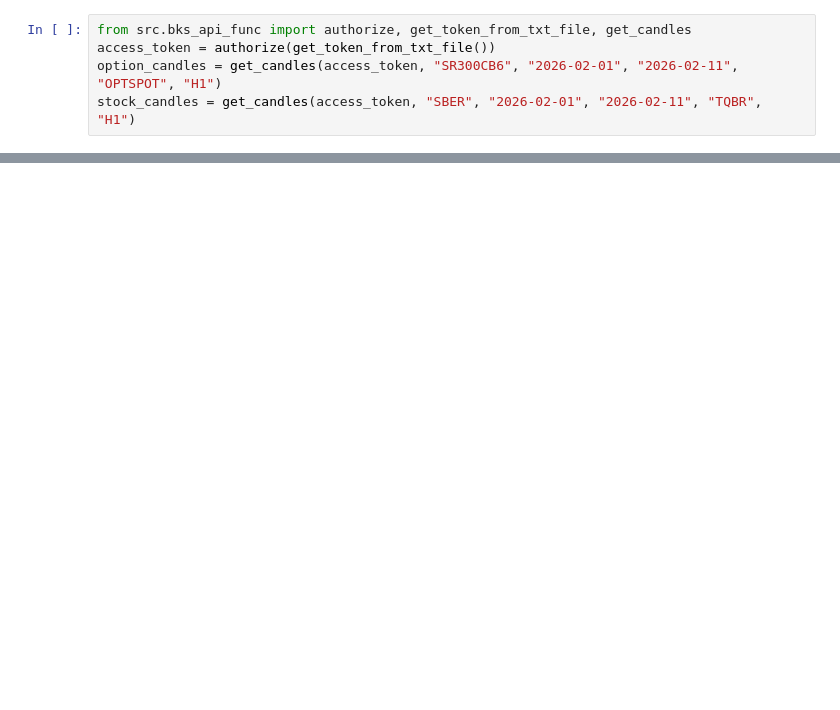
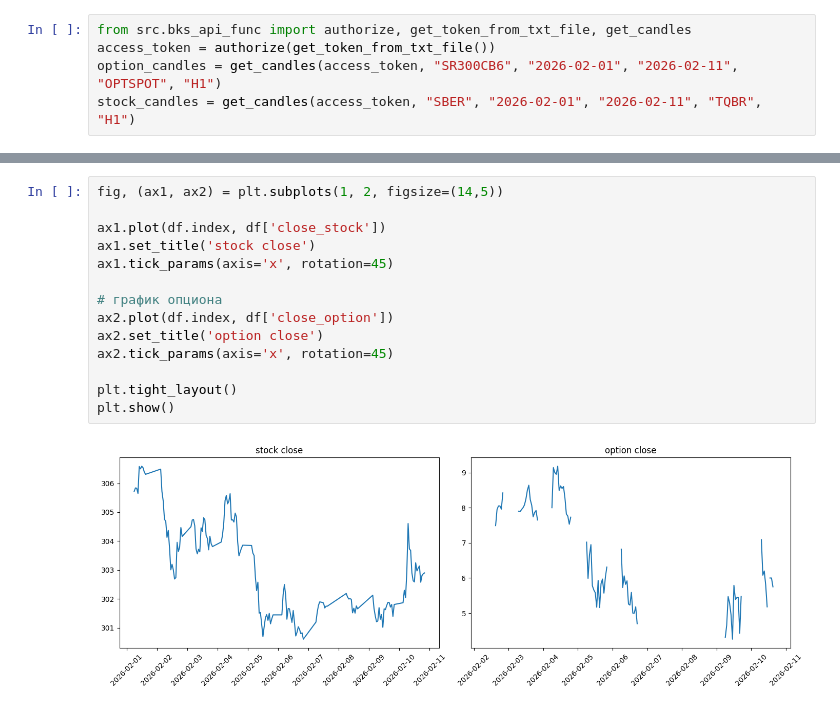
Before and after one commit to SigmaFlowX/Options-Market-Making, a Jupyter notebook: notebooks/BS_model_vs_market.ipynb, the cells around one changed output, grey strips where cells are left out. Drawn from its saved outputs; the diff is of its cells as text; blank space fills up the shorter version.

Commit message:
added stock and option close graphs

```diff
--- a/notebooks/BS_model_vs_market.ipynb
+++ b/notebooks/BS_model_vs_market.ipynb
@@ -23,0 +41,16 @@ Index(['open_stock', 'close_stock', 'high_stock', 'low_stock', 'volume_stock', '
+# %%
+fig, (ax1, ax2) = plt.subplots(1, 2, figsize=(14,5))
+
+ax1.plot(df.index, df['close_stock'])
+ax1.set_title('stock close')
+ax1.tick_params(axis='x', rotation=45)
+
+# график опциона
+ax2.plot(df.index, df['close_option'])
+ax2.set_title('option close')
+ax2.tick_params(axis='x', rotation=45)
+
+plt.tight_layout()
+plt.show()
+# %% [output]
+[figure, added]
```
Also changed, not shown: parts of 2 cells of this notebook.
